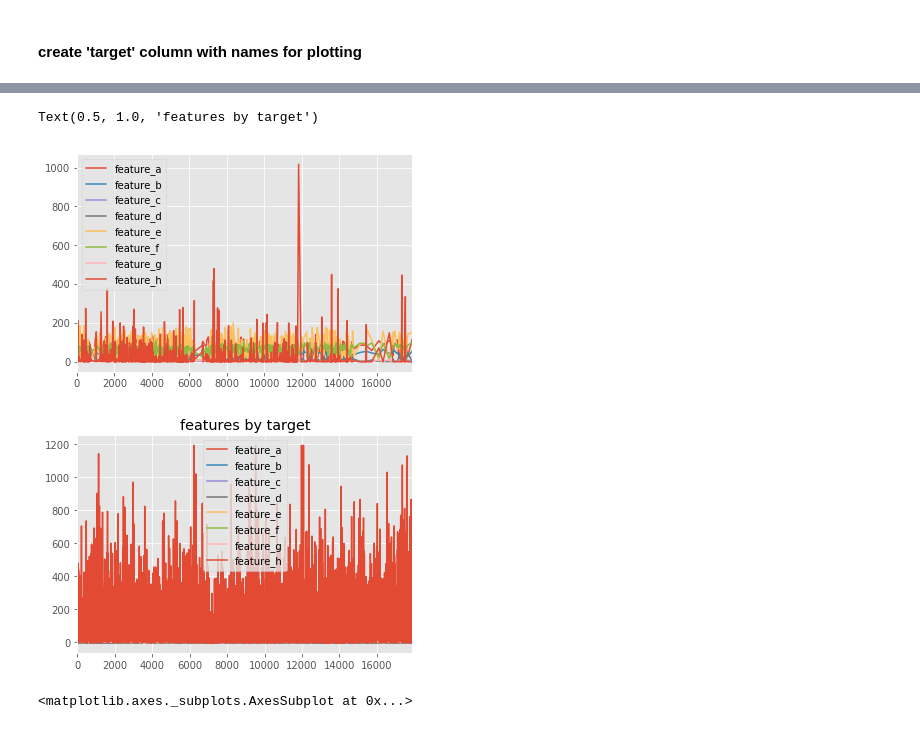
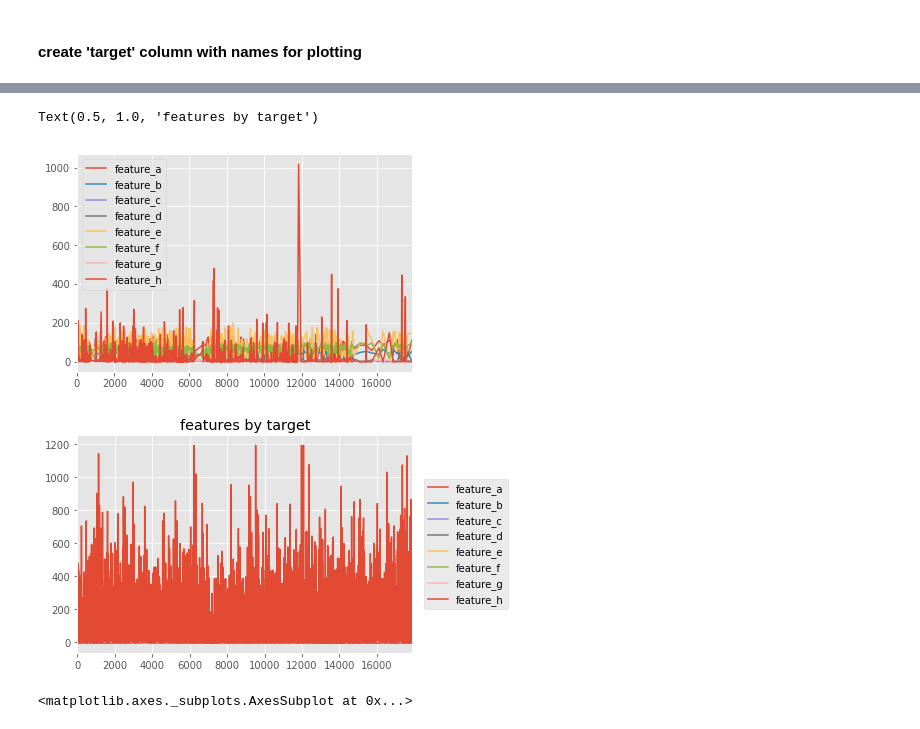
Before and after one commit to kathieking/Thinkful, a Jupyter notebook: Capstone3_unsupervised_learning.ipynb, the cells around one changed output, grey strips where cells are left out. Saved outputs shown, nothing was run; the diff lists cells and outputs as text; code cells hidden in the pictures.

```diff
--- a/Capstone3_unsupervised_learning.ipynb
+++ b/Capstone3_unsupervised_learning.ipynb
@@ -1266,11 +1114,12 @@ df_plot.groupby('target').describe()
 | RFI | 16257.0 | 116.566513 | 17.470768 | 17.210938 | 105.257812 | 117.265625 | 128.289062 | 192.617188 | 16257.0 | 47.336971 | 6.175733 | ... |
 # %%
 df_target.plot()
+plt.legend(loc='center right', bbox_to_anchor=(1.3, 0.5))
 plt.title('features by target')
 # %% [output]
 Text(0.5, 1.0, 'features by target')
 [figure]
-[figure, old version]
+[figure, new version]
 # %%
 # plot data
 fig, ax = plt.subplots(figsize=(15,7))
```
Also changed, not shown: parts of 66 cells of this notebook.
